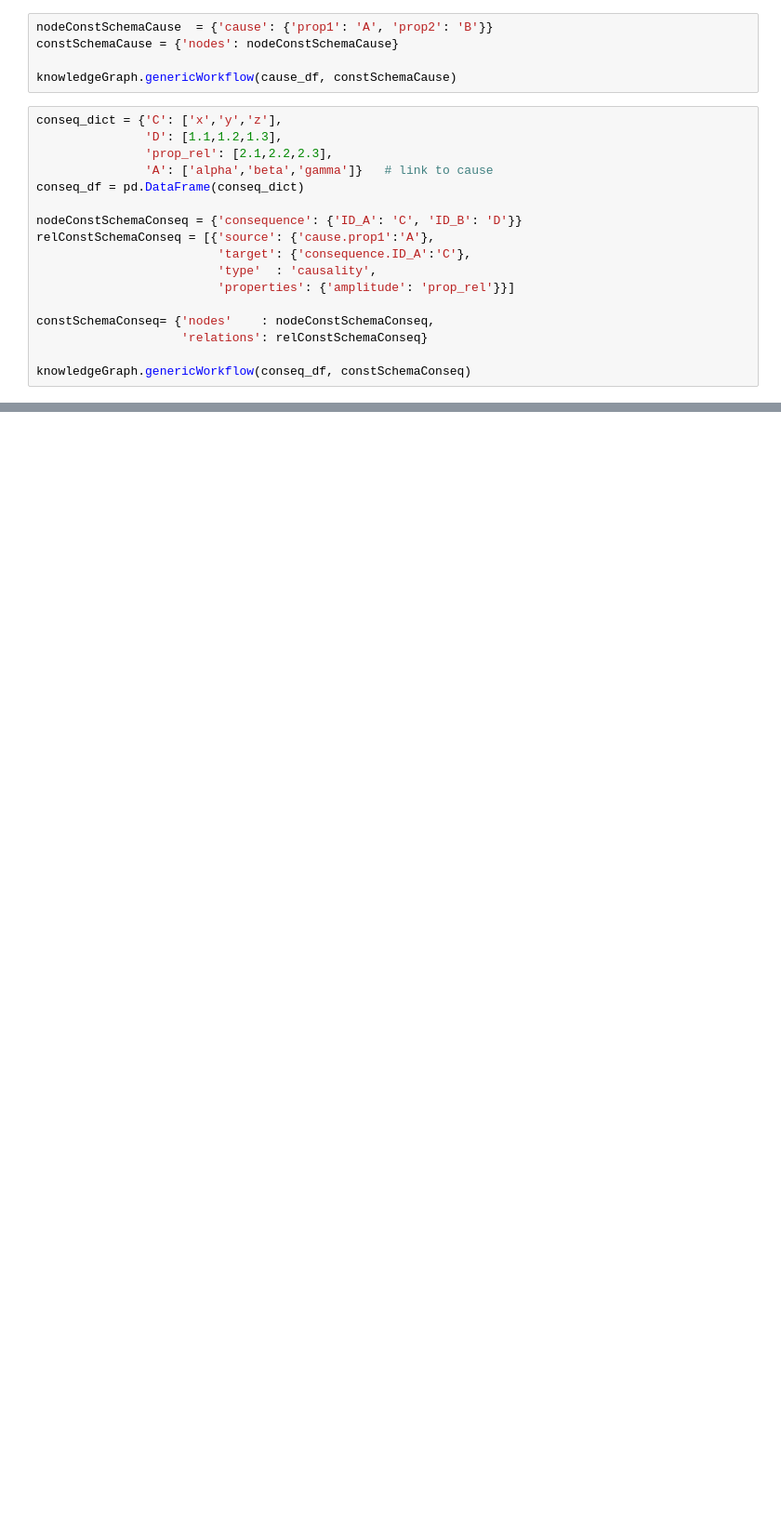
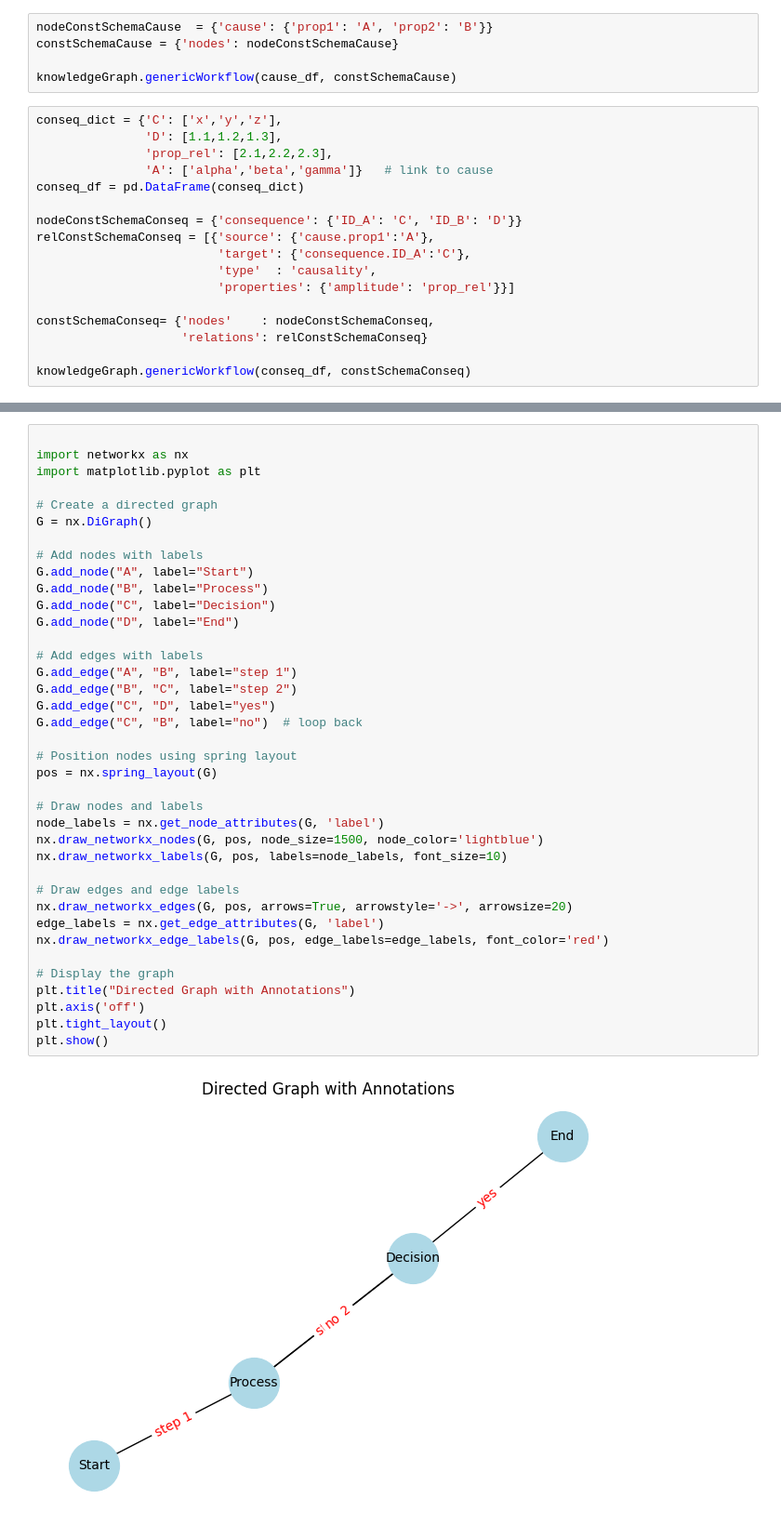
Before and after one commit to idaholab/DACKAR, a Jupyter notebook: src/dackar/knowledge_graph/KG_class_test.ipynb, the cells around one changed output, grey strips where cells are left out. Shown at 93% size. Drawn from its saved outputs; the diff is of its cells as text; blank space fills up the shorter version.

```diff
--- a/src/dackar/knowledge_graph/KG_class_test.ipynb
+++ b/src/dackar/knowledge_graph/KG_class_test.ipynb
@@ -52,0 +136,40 @@ df
+# %%
+
+import networkx as nx
+import matplotlib.pyplot as plt
+
+# Create a directed graph
+G = nx.DiGraph()
+
+# Add nodes with labels
+G.add_node("A", label="Start")
+G.add_node("B", label="Process")
+G.add_node("C", label="Decision")
+G.add_node("D", label="End")
+
+# Add edges with labels
+G.add_edge("A", "B", label="step 1")
+G.add_edge("B", "C", label="step 2")
+G.add_edge("C", "D", label="yes")
+G.add_edge("C", "B", label="no")  # loop back
+
+# Position nodes using spring layout
+pos = nx.spring_layout(G)
+
+# Draw nodes and labels
+node_labels = nx.get_node_attributes(G, 'label')
+nx.draw_networkx_nodes(G, pos, node_size=1500, node_color='lightblue')
+nx.draw_networkx_labels(G, pos, labels=node_labels, font_size=10)
+
+# Draw edges and edge labels
+nx.draw_networkx_edges(G, pos, arrows=True, arrowstyle='->', arrowsize=20)
+edge_labels = nx.get_edge_attributes(G, 'label')
+nx.draw_networkx_edge_labels(G, pos, edge_labels=edge_labels, font_color='red')
+
+# Display the graph
+plt.title("Directed Graph with Annotations")
+plt.axis('off')
+plt.tight_layout()
+plt.show()
+# %% [output]
+[figure, added]
```
Also changed, not shown: parts of 5 cells of this notebook, 3 other files.
